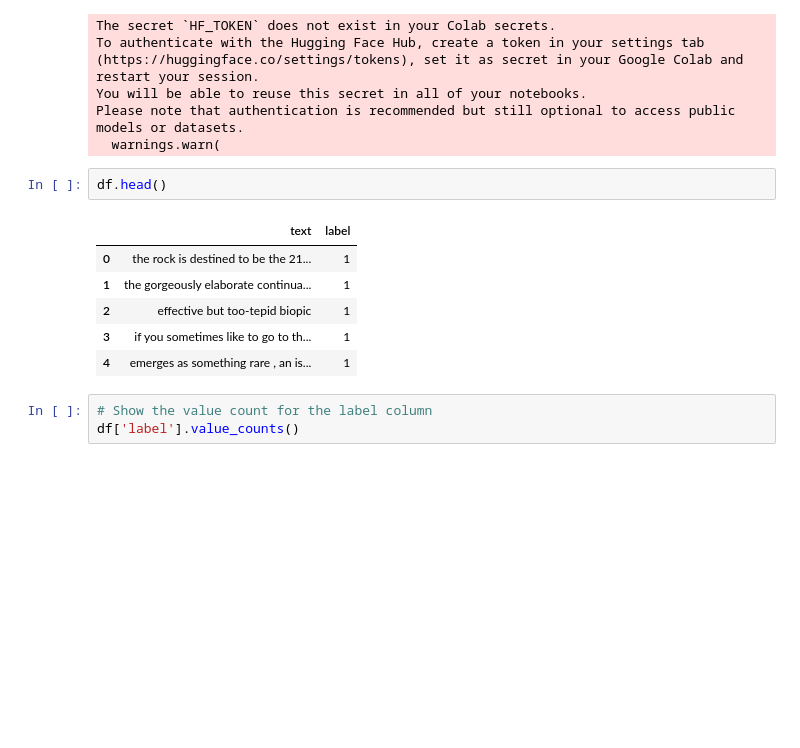
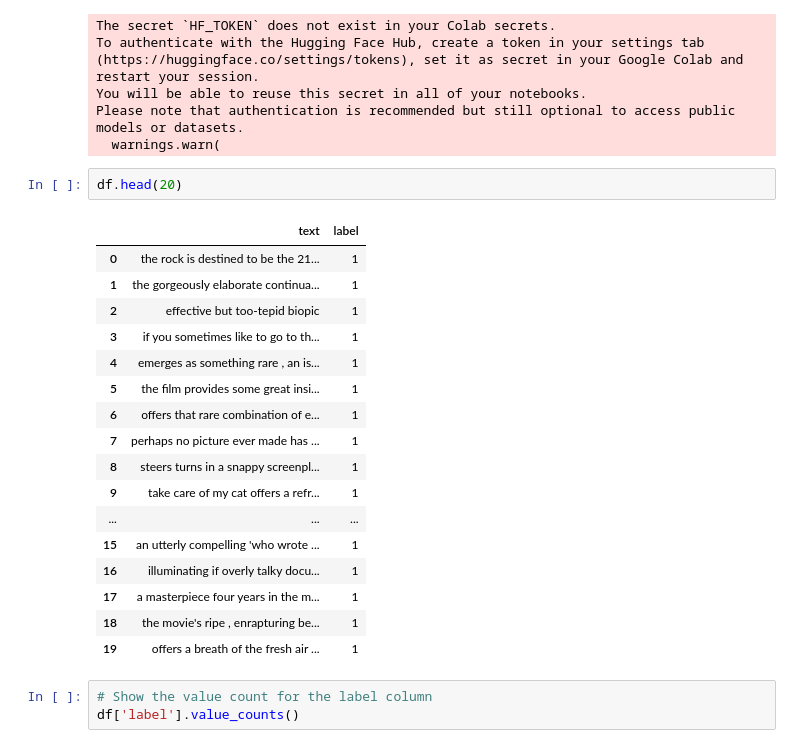
Before and after one commit to junghodavidlee/Project-3, a Jupyter notebook: Project_3.ipynb, the cells around one changed output. Saved outputs shown, nothing was run; the diff lists cells and outputs as text; blank space fills up the shorter version.

```diff
--- a/Project_3.ipynb
+++ b/Project_3.ipynb
@@ -42,14 +40,25 @@ You will be able to reuse this secret in all of your notebooks.
 Please note that authentication is recommended but still optional to access public models or datasets.
   warnings.warn(
 # %%
-df.head()
+df.head(20)
 # %% [output]
 |  | text | label |
 | 0 | the rock is destined to be the 21... | 1 |
 | 1 | the gorgeously elaborate continua... | 1 |
 | 2 | effective but too-tepid biopic | 1 |
 | 3 | if you sometimes like to go to th... | 1 |
 | 4 | emerges as something rare , an is... | 1 |
+| 5 | the film provides some great insi... | 1 |
+| 6 | offers that rare combination of e... | 1 |
+| 7 | perhaps no picture ever made has ... | 1 |
+| 8 | steers turns in a snappy screenpl... | 1 |
+| 9 | take care of my cat offers a refr... | 1 |
+| ... | ... | ... |
+| 15 | an utterly compelling 'who wrote ... | 1 |
+| 16 | illuminating if overly talky docu... | 1 |
+| 17 | a masterpiece four years in the m... | 1 |
+| 18 | the movie's ripe , enrapturing be... | 1 |
+| 19 | offers a breath of the fresh air ... | 1 |
 # %%
 # Show the value count for the label column
 df['label'].value_counts()
```
Also changed, not shown: parts of 9 cells of this notebook.
